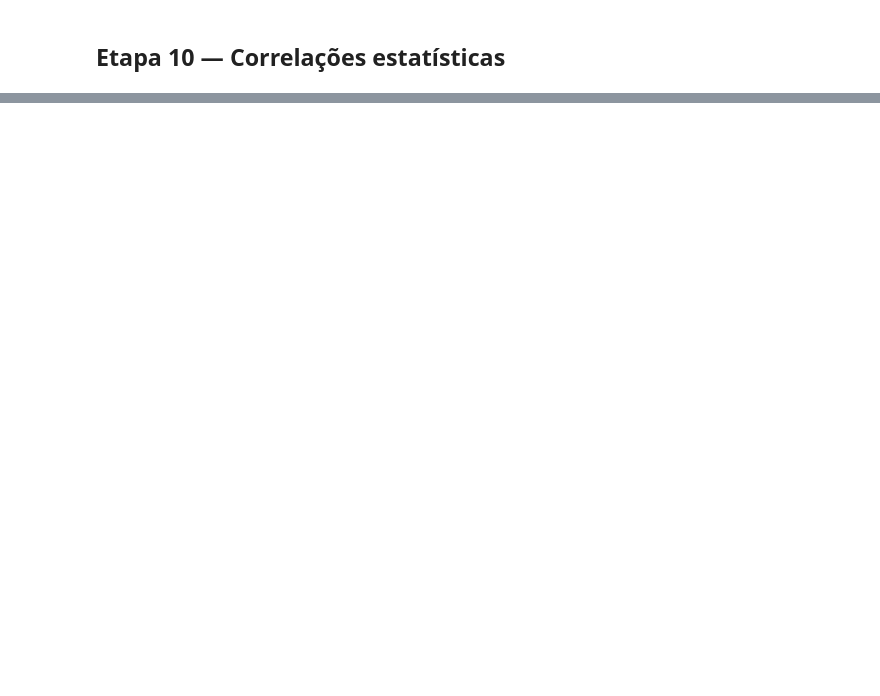
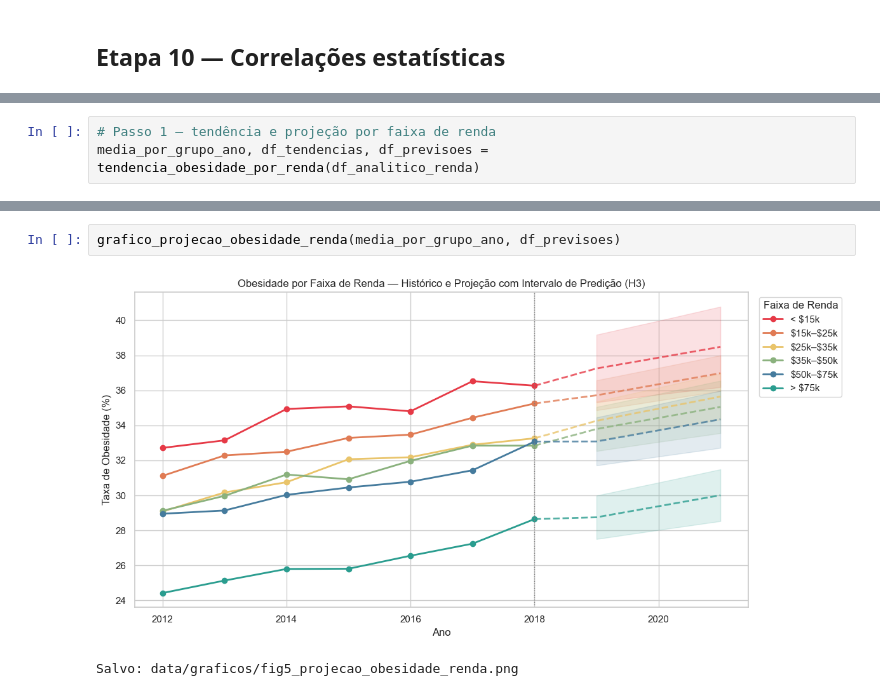
Before and after one commit to KaikyLima/food-price-obesity-analysis, a Jupyter notebook: note.ipynb, the cells around one changed output, grey strips where cells are left out. Drawn from its saved outputs; the diff is of its cells as text; blank space fills up the shorter version.

Commit message:
fix: análise H3 (renda x obesidade) - tendência, projeção e modelo de regressão

```diff
--- a/note.ipynb
+++ b/note.ipynb
@@ -71,0 +333,3 @@ correlacao_renda_obesidade(df_analitico_renda)
+# %%
+# Passo 1 — tendência e projeção por faixa de renda
+media_por_grupo_ano, df_tendencias, df_previsoes = tendencia_obesidade_por_renda(df_analitico_renda)
@@ -71,0 +366,5 @@ correlacao_renda_obesidade(df_analitico_renda)
+# %%
+grafico_projecao_obesidade_renda(media_por_grupo_ano, df_previsoes)
+# %% [output]
+[figure, added]
+Salvo: data/graficos/fig5_projecao_obesidade_renda.png
```
Also changed, not shown: parts of 22 cells of this notebook, 4 other files.
